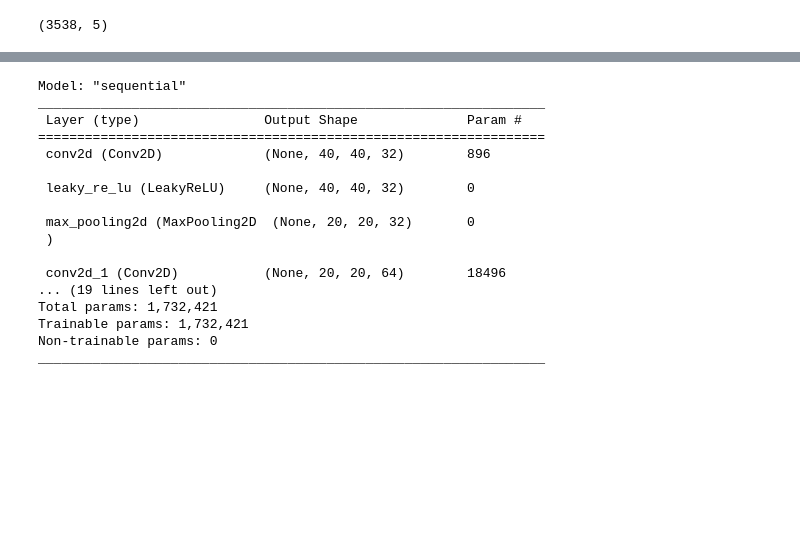
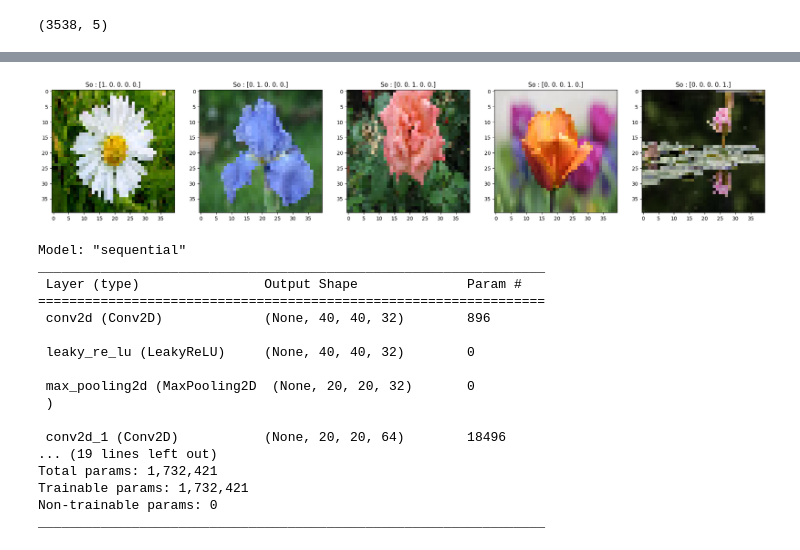
Before and after one commit to Quang-Trong-Tan-Loc/AI, a Jupyter notebook: BT11_clessify_flowers_with_CNN.ipynb, the cells around one changed output, grey strips where cells are left out. Cells and saved outputs as stored; diff of their text form; code cells hidden in the pictures; blank space fills up the shorter version.

```diff
--- a/BT11_clessify_flowers_with_CNN.ipynb
+++ b/BT11_clessify_flowers_with_CNN.ipynb
@@ -24,6 +24,6 @@ for i in range (5):
     photo = img_to_array(photo)
     photos.append(photo)
     lables.append(i)
-photos = asarray(photos)
-lables = asarray(lables)
+photos_train = asarray(photos)
+lables_train = asarray(lables)
 # %%
@@ -34,9 +34,9 @@ print(lables.shape)
 (3538,)
 # %%
 from keras.utils import to_categorical
-y = to_categorical(lables)
-print(y.shape)
+y_train = to_categorical(lables_train)
+print(y_train.shape)
 # %% [output]
 (3538, 5)
 # %%
-X = photos.astype('float32')/255
+X_train = photos_train.astype('float32')/255
@@ -49,3 +43,29 @@ print(y[500])
+# %%
+plt.figure(figsize = [25,25])
+
+plt.subplot(151)
+plt.imshow(X_train[200])
+plt.title('So : {}'.format(y_train[200]))
+
+plt.subplot(152)
+plt.imshow(X_train[1300])
+plt.title('So : {}'.format(y_train[1300]))
+
+plt.subplot(153)
+plt.imshow(X_train[2100])
+plt.title('So : {}'.format(y_train[2100]))
+
+plt.subplot(154)
+plt.imshow(X_train[2500])
+plt.title('So : {}'.format(y_train[2500]))
+
+plt.subplot(155)
+plt.imshow(X_train[3530])
+plt.title('So : {}'.format(y_train[3530]))
+
+plt.show()
+# %% [output]
+[figure, added]
 # %%
 from keras.models import Sequential, Model
 from keras.layers import Dense, Flatten, Dropout, Conv2D, MaxPooling2D, Normalization, Input
```
Also changed, not shown: parts of 9 cells of this notebook.
